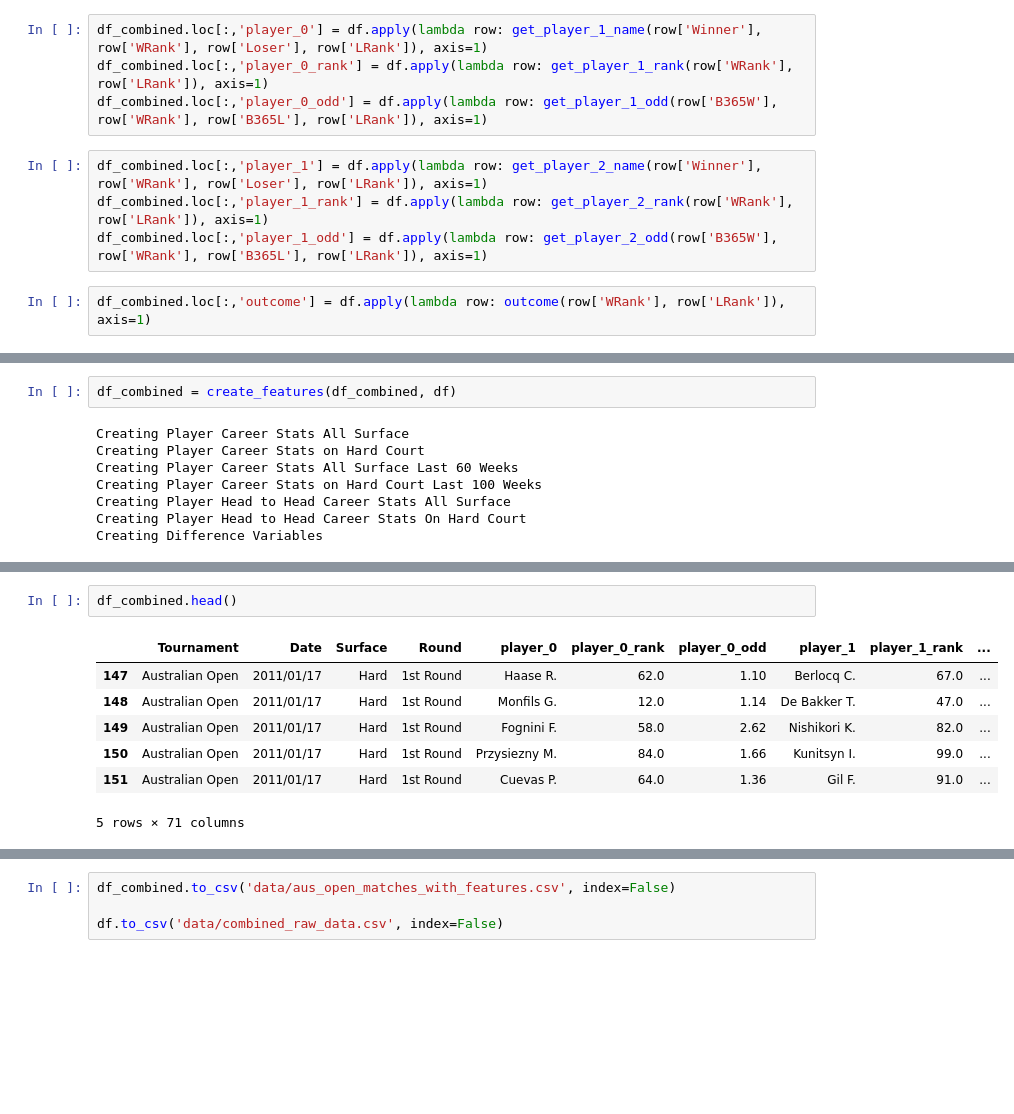
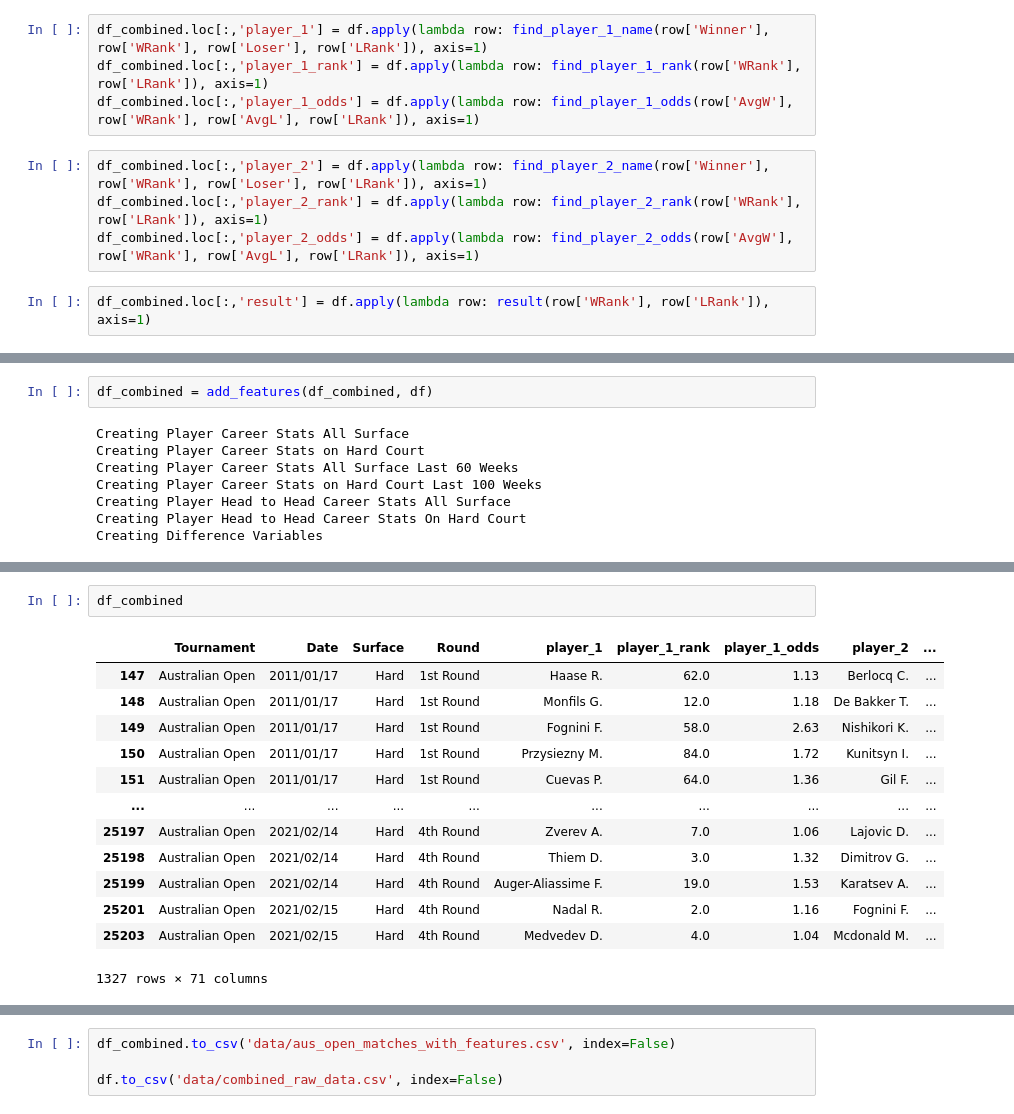
Before and after one commit to jfield24/Final-Project, a Jupyter notebook: Adding_Features_to_the_Model.ipynb, the cells around one changed output, grey strips where cells are left out. Cells and saved outputs as stored; diff of their text form; blank space fills up the shorter version.

```diff
--- a/Creating Features.ipynb
+++ b/Adding_Features_to_the_Model.ipynb
@@ -89,21 +89,21 @@ dtype: object
 # %%
 df_combined = df[['Tournament',  'Date', 'Surface', 'Round']].copy()
 # %%
-df_combined.loc[:,'player_0'] = df.apply(lambda row: get_player_1_name(row['Winner'], row['WRank'], row['Loser'], row['LRank']), axis=1)
-df_combined.loc[:,'player_0_rank'] = df.apply(lambda row: get_player_1_rank(row['WRank'], row['LRank']), axis=1)
-df_combined.loc[:,'player_0_odd'] = df.apply(lambda row: get_player_1_odd(row['B365W'], row['WRank'], row['B365L'], row['LRank']), axis=1)
+df_combined.loc[:,'player_1'] = df.apply(lambda row: find_player_1_name(row['Winner'], row['WRank'], row['Loser'], row['LRank']), axis=1)
+df_combined.loc[:,'player_1_rank'] = df.apply(lambda row: find_player_1_rank(row['WRank'], row['LRank']), axis=1)
+df_combined.loc[:,'player_1_odds'] = df.apply(lambda row: find_player_1_odds(row['AvgW'], row['WRank'], row['AvgL'], row['LRank']), axis=1)
 # %%
-df_combined.loc[:,'player_1'] = df.apply(lambda row: get_player_2_name(row['Winner'], row['WRank'], row['Loser'], row['LRank']), axis=1)
-df_combined.loc[:,'player_1_rank'] = df.apply(lambda row: get_player_2_rank(row['WRank'], row['LRank']), axis=1)
-df_combined.loc[:,'player_1_odd'] = df.apply(lambda row: get_player_2_odd(row['B365W'], row['WRank'], row['B365L'], row['LRank']), axis=1)
+df_combined.loc[:,'player_2'] = df.apply(lambda row: find_player_2_name(row['Winner'], row['WRank'], row['Loser'], row['LRank']), axis=1)
+df_combined.loc[:,'player_2_rank'] = df.apply(lambda row: find_player_2_rank(row['WRank'], row['LRank']), axis=1)
+df_combined.loc[:,'player_2_odds'] = df.apply(lambda row: find_player_2_odds(row['AvgW'], row['WRank'], row['AvgL'], row['LRank']), axis=1)
 # %%
-df_combined.loc[:,'outcome'] = df.apply(lambda row: outcome(row['WRank'], row['LRank']), axis=1)
+df_combined.loc[:,'result'] = df.apply(lambda row: result(row['WRank'], row['LRank']), axis=1)
 # %%
 df_combined = df_combined[df_combined.Tournament == 'Australian Open']
 # %%
 df_combined = df_combined[df_combined.Date > '2010/01/01']
 # %%
-df_combined = create_features(df_combined, df)
+df_combined = add_features(df_combined, df)
 # %% [output]
 Creating Player Career Stats All Surface
 Creating Player Career Stats on Hard Court
@@ -133,14 +133,20 @@ Index(['Tournament', 'Date', 'Surface', 'Round', 'player_0', 'player_0_rank',
        'diff_games_win_percent_hard_hh'],
       dtype='object')
 # %%
-df_combined.head()
+df_combined
 # %% [output]
-|  | Tournament | Date | Surface | Round | player_0 | player_0_rank | player_0_odd | player_1 | player_1_rank | ... |
-| 147 | Australian Open | 2011/01/17 | Hard | 1st Round | Haase R. | 62.0 | 1.10 | Berlocq C. | 67.0 | ... |
-| 148 | Australian Open | 2011/01/17 | Hard | 1st Round | Monfils G. | 12.0 | 1.14 | De Bakker T. | 47.0 | ... |
-| 149 | Australian Open | 2011/01/17 | Hard | 1st Round | Fognini F. | 58.0 | 2.62 | Nishikori K. | 82.0 | ... |
-| 150 | Australian Open | 2011/01/17 | Hard | 1st Round | Przysiezny M. | 84.0 | 1.66 | Kunitsyn I. | 99.0 | ... |
-| 151 | Australian Open | 2011/01/17 | Hard | 1st Round | Cuevas P. | 64.0 | 1.36 | Gil F. | 91.0 | ... |
+|  | Tournament | Date | Surface | Round | player_1 | player_1_rank | player_1_odds | player_2 | ... |
+| 147 | Australian Open | 2011/01/17 | Hard | 1st Round | Haase R. | 62.0 | 1.13 | Berlocq C. | ... |
+| 148 | Australian Open | 2011/01/17 | Hard | 1st Round | Monfils G. | 12.0 | 1.18 | De Bakker T. | ... |
+| 149 | Australian Open | 2011/01/17 | Hard | 1st Round | Fognini F. | 58.0 | 2.63 | Nishikori K. | ... |
+| 150 | Australian Open | 2011/01/17 | Hard | 1st Round | Przysiezny M. | 84.0 | 1.72 | Kunitsyn I. | ... |
+| 151 | Australian Open | 2011/01/17 | Hard | 1st Round | Cuevas P. | 64.0 | 1.36 | Gil F. | ... |
+| ... | ... | ... | ... | ... | ... | ... | ... | ... | ... |
+| 25197 | Australian Open | 2021/02/14 | Hard | 4th Round | Zverev A. | 7.0 | 1.06 | Lajovic D. | ... |
+| 25198 | Australian Open | 2021/02/14 | Hard | 4th Round | Thiem D. | 3.0 | 1.32 | Dimitrov G. | ... |
+| 25199 | Australian Open | 2021/02/14 | Hard | 4th Round | Auger-Aliassime F. | 19.0 | 1.53 | Karatsev A. | ... |
+| 25201 | Australian Open | 2021/02/15 | Hard | 4th Round | Nadal R. | 2.0 | 1.16 | Fognini F. | ... |
+| 25203 | Australian Open | 2021/02/15 | Hard | 4th Round | Medvedev D. | 4.0 | 1.04 | Mcdonald M. | ... |
-5 rows × 71 columns
+1327 rows × 71 columns
 # %%
 df.head()
```
Also changed, not shown: parts of 7 cells of this notebook, 21 other files.
